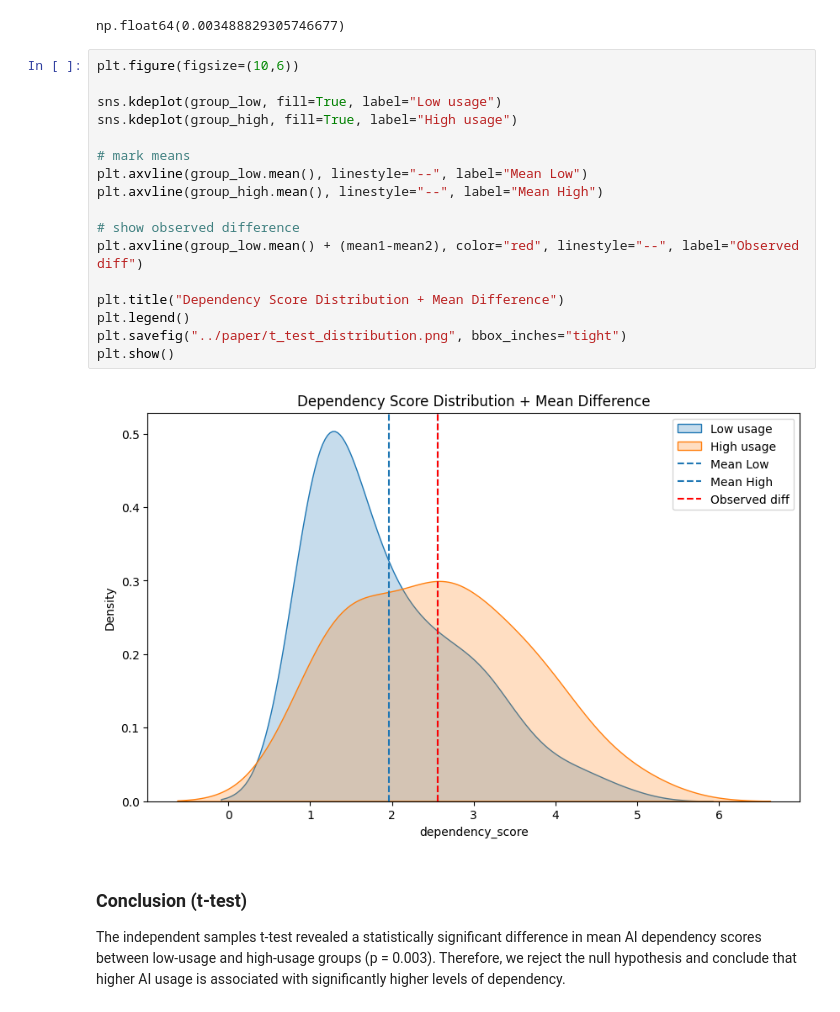
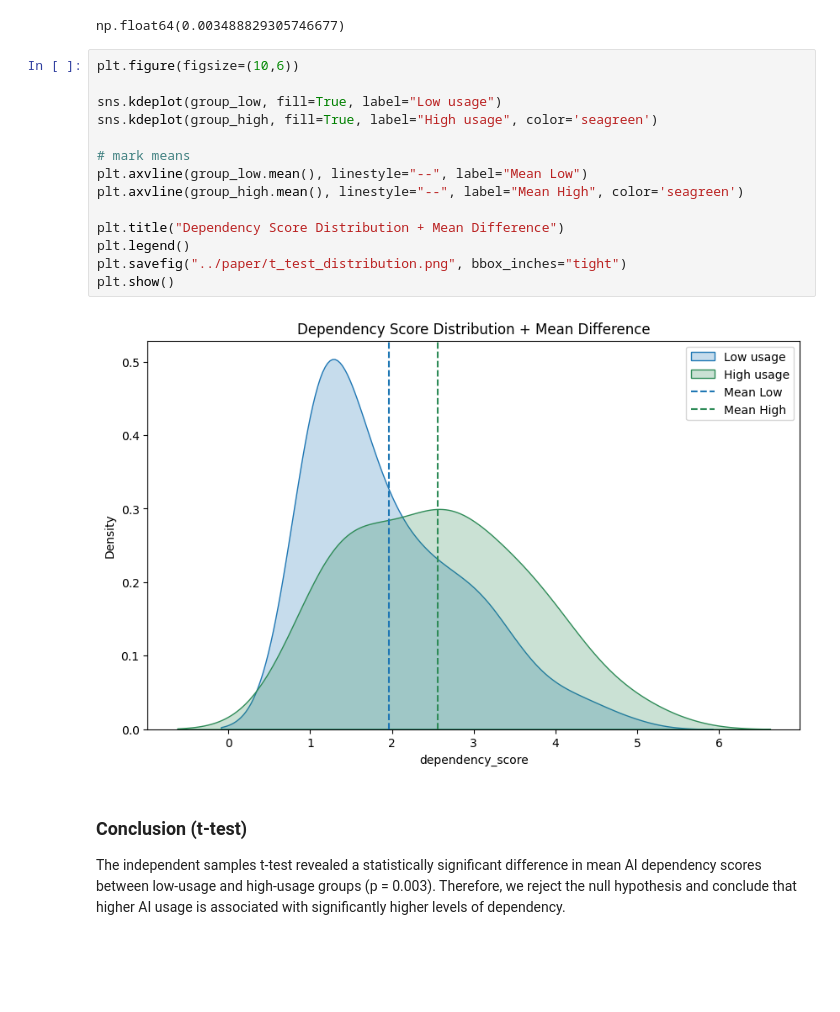
Before and after one commit to Leop-SR/Human-AI-Interaction-Research, a Jupyter notebook: notebooks/03-Statistical_Analysis.ipynb, the cells around one changed output. Drawn from its saved outputs; the diff is of its cells as text; blank space fills up the shorter version.

```diff
--- a/notebooks/03-Statistical_Analysis.ipynb
+++ b/notebooks/03-Statistical_Analysis.ipynb
@@ -149,22 +152,19 @@ np.float64(0.003488829305746677)
 # %%
 plt.figure(figsize=(10,6))
 
 sns.kdeplot(group_low, fill=True, label="Low usage")
-sns.kdeplot(group_high, fill=True, label="High usage")
+sns.kdeplot(group_high, fill=True, label="High usage", color='seagreen')
 
 # mark means
 plt.axvline(group_low.mean(), linestyle="--", label="Mean Low")
-plt.axvline(group_high.mean(), linestyle="--", label="Mean High")
-
-# show observed difference
-plt.axvline(group_low.mean() + (mean1-mean2), color="red", linestyle="--", label="Observed diff")
+plt.axvline(group_high.mean(), linestyle="--", label="Mean High", color='seagreen')
 
 plt.title("Dependency Score Distribution + Mean Difference")
 plt.legend()
 plt.savefig("../paper/t_test_distribution.png", bbox_inches="tight")
 plt.show()
 # %% [output]
-[figure, old version]
+[figure, new version]
 # %% [markdown]
 ### Conclusion (t-test)
 
```
Also changed, not shown: parts of 3 cells of this notebook, 5 other files.
